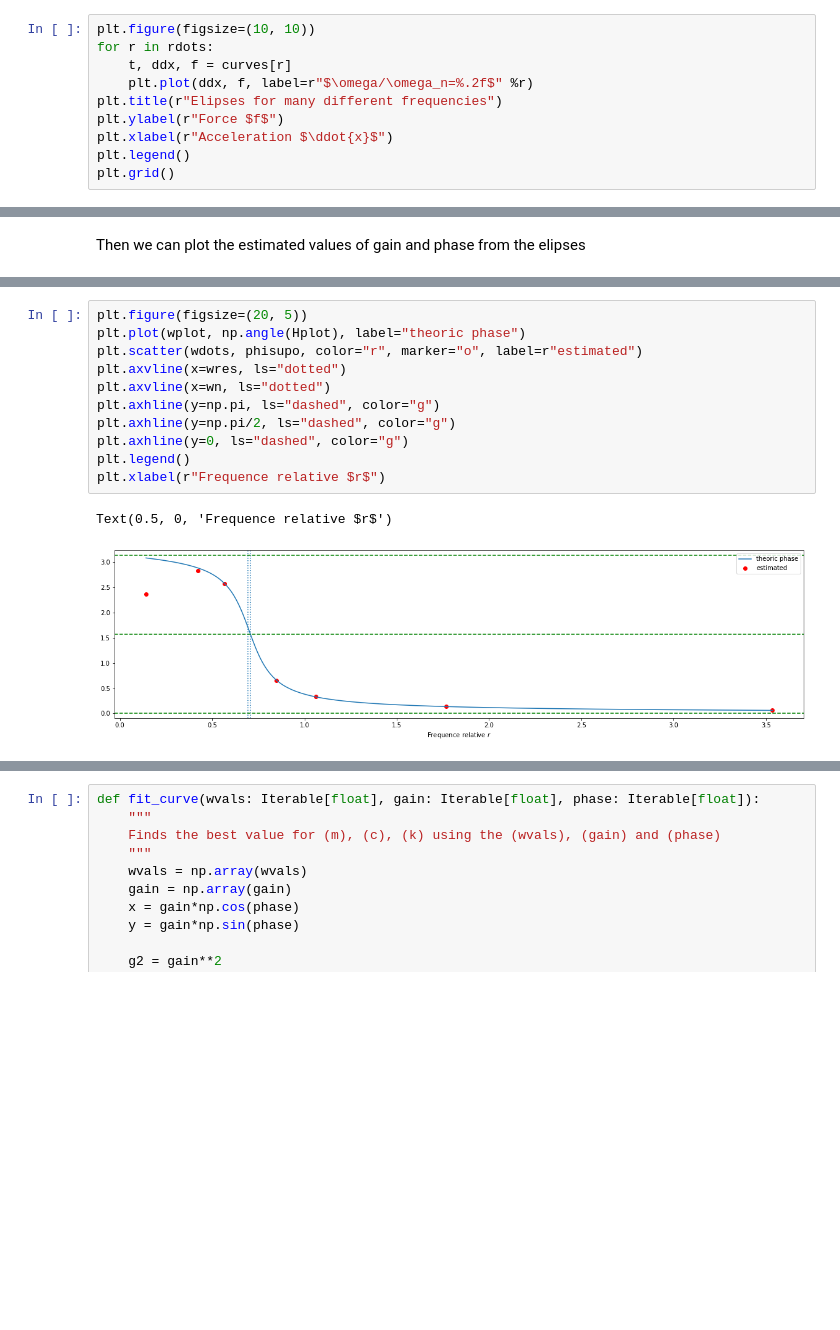
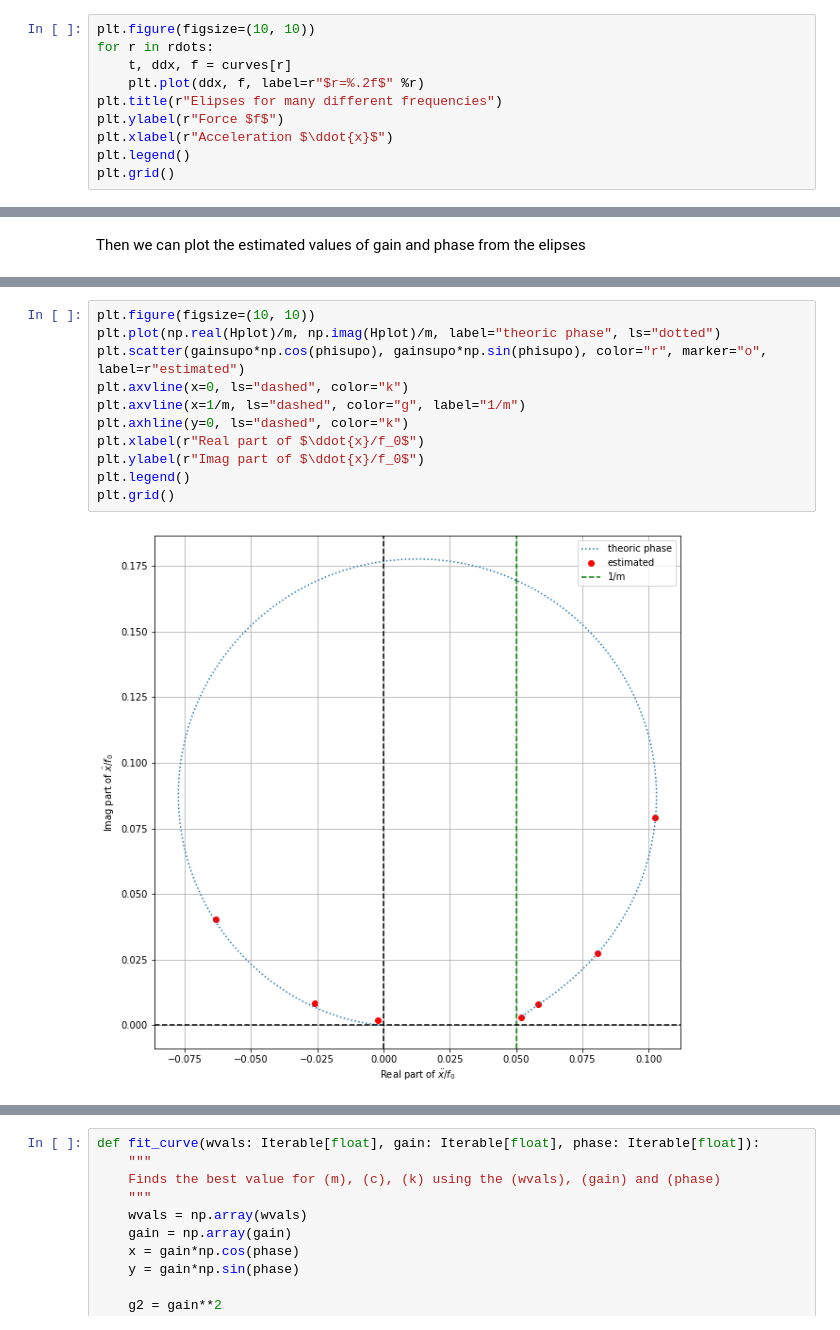
Before and after one commit to carlos-adir/UnB-Courses, a Jupyter notebook: vibracoes/estimate-harmonic-force.ipynb, the cells around one changed output, grey strips where cells are left out. Cells and saved outputs as stored; diff of their text form; blank space fills up the shorter version.

```diff
--- a/vibracoes/estimate-harmonic-force.ipynb
+++ b/vibracoes/estimate-harmonic-force.ipynb
@@ -326,7 +353,7 @@ And if we plot both curves in the same graph we get some elipses
 plt.figure(figsize=(10, 10))
 for r in rdots:
     t, ddx, f = curves[r]
-    plt.plot(ddx, f, label=r"$\omega/\omega_n=%.2f$" %r)
+    plt.plot(ddx, f, label=r"$r=%.2f$" %r)
 plt.title(r"Elipses for many different frequencies")
 plt.ylabel(r"Force $f$")
 plt.xlabel(r"Acceleration $\ddot{x}$")
@@ -464,14 +509,13 @@ Text(0.5, 0, 'Frequence relative $r$')
 # %%
-plt.figure(figsize=(20, 5))
-plt.plot(wplot, np.angle(Hplot), label="theoric phase")
-plt.scatter(wdots, phisupo, color="r", marker="o", label=r"estimated")
-plt.axvline(x=wres, ls="dotted")
-plt.axvline(x=wn, ls="dotted")
-plt.axhline(y=np.pi, ls="dashed", color="g")
-plt.axhline(y=np.pi/2, ls="dashed", color="g")
-plt.axhline(y=0, ls="dashed", color="g")
+plt.figure(figsize=(10, 10))
+plt.plot(np.real(Hplot)/m, np.imag(Hplot)/m, label="theoric phase", ls="dotted")
+plt.scatter(gainsupo*np.cos(phisupo), gainsupo*np.sin(phisupo), color="r", marker="o", label=r"estimated")
+plt.axvline(x=0, ls="dashed", color="k")
+plt.axvline(x=1/m, ls="dashed", color="g", label="1/m")
+plt.axhline(y=0, ls="dashed", color="k")
+plt.xlabel(r"Real part of $\ddot{x}/f_0$")
+plt.ylabel(r"Imag part of $\ddot{x}/f_0$")
 plt.legend()
-plt.xlabel(r"Frequence relative $r$")
+plt.grid()
 # %% [output]
-Text(0.5, 0, 'Frequence relative $r$')
-[figure, old version]
+[figure, new version]
```
Also changed, not shown: parts of 34 cells of this notebook.
